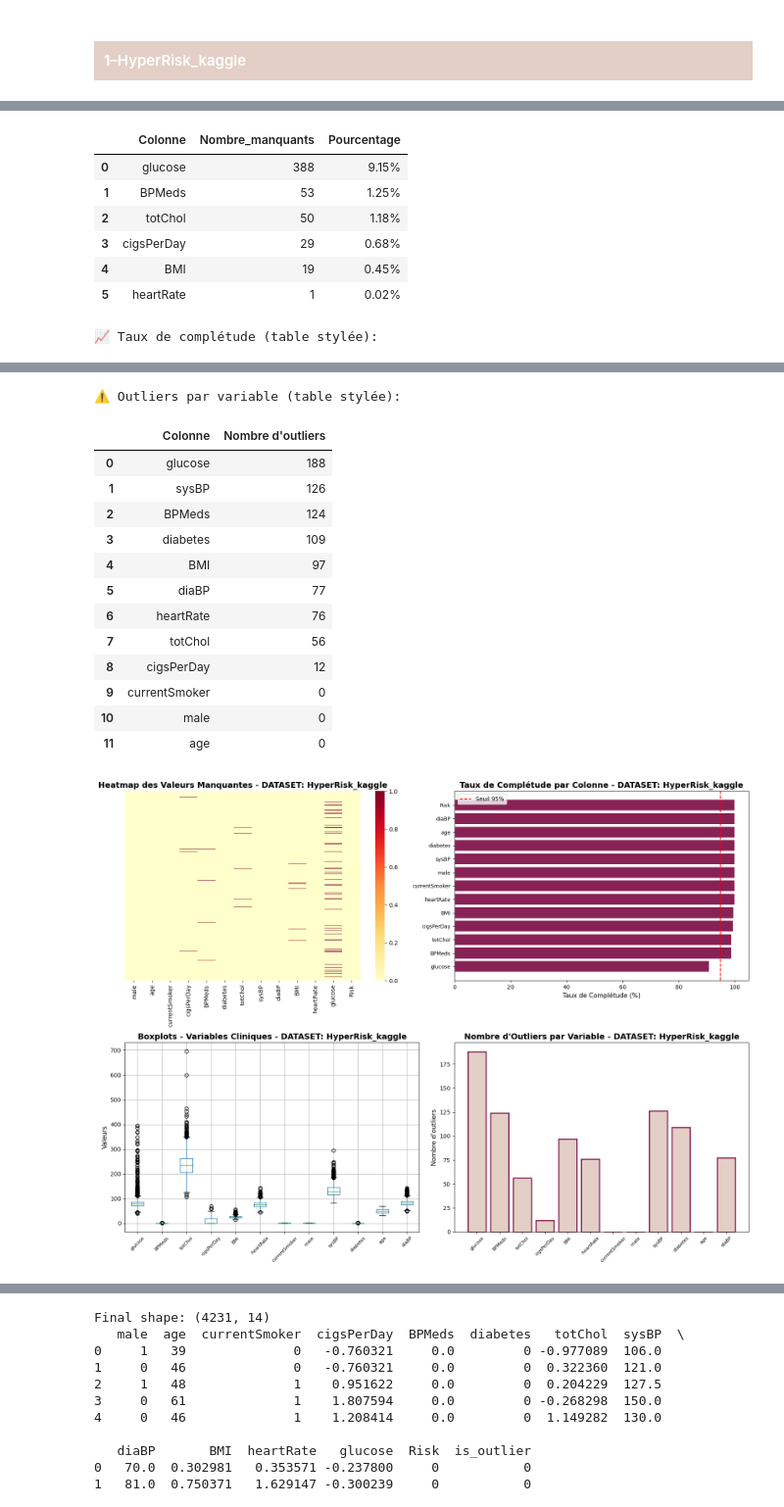
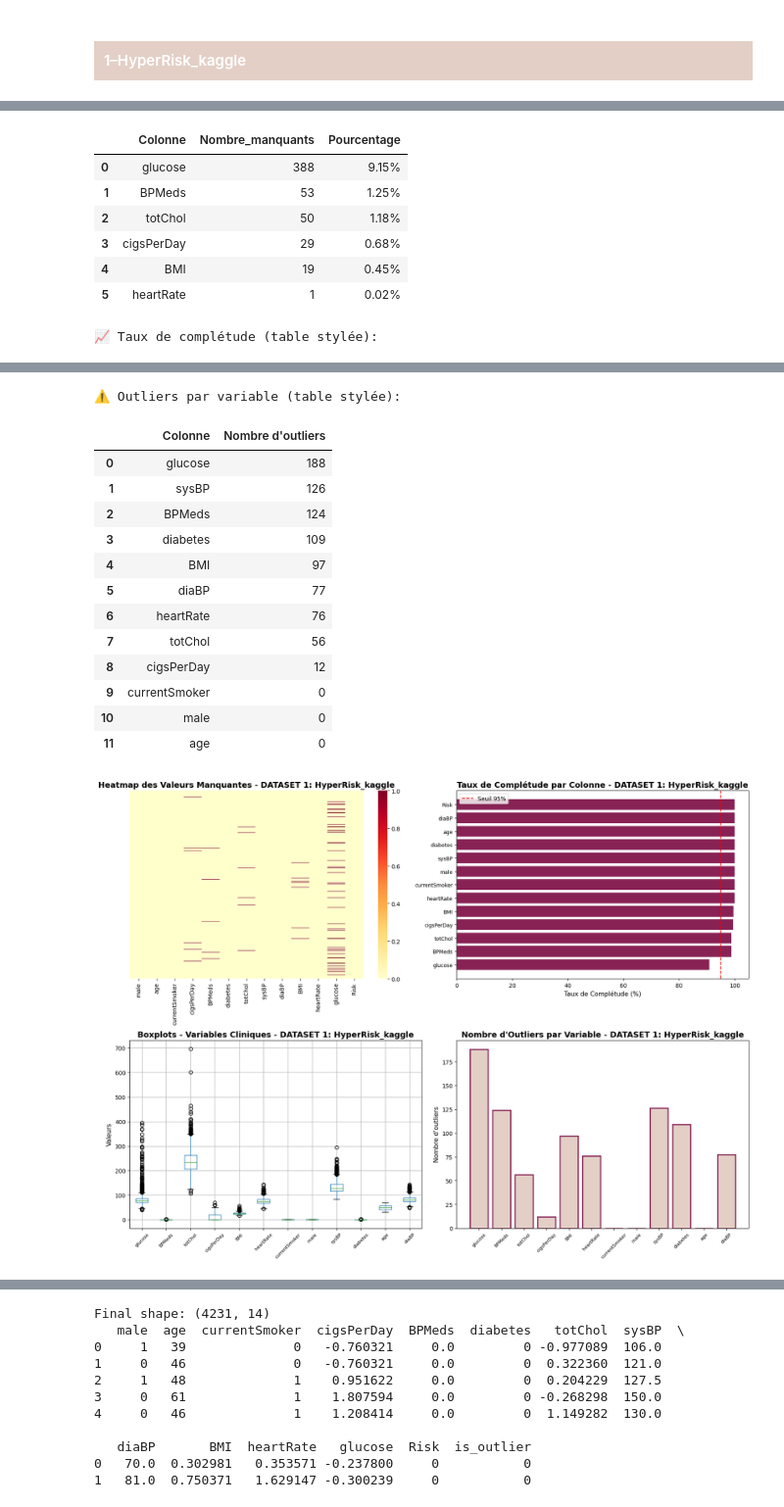
Before and after one commit to lafilledepondy/bloodDataAnalysis, a Jupyter notebook: Aftisse.Ravendirane.2.ipynb, the cells around one changed output, grey strips where cells are left out. Shown at 98% size. Drawn from its saved outputs; the diff is of its cells as text; code cells hidden in the pictures.

```diff
--- a/Aftisse.Ravendirane.2.ipynb
+++ b/Aftisse.Ravendirane.2.ipynb
@@ -816,7 +813,7 @@ clinical_vars = [
 analyze_dataset_quality(
     HyperRisk_kaggle,
     clinical_vars=clinical_vars,
-    dataset_name="DATASET: HyperRisk_kaggle",
+    dataset_name="DATASET 1: HyperRisk_kaggle",
     completeness_threshold=95
 )
 # %% [output]
@@ -834,32 +831,32 @@ DATASET: HyperRisk_kaggle - Analyse de Qualité
 | 5 | heartRate | 1 | 0.02% |
 📈 Taux de complétude (table stylée):
 |  | Colonne | Taux (%) |
 | 0 | glucose | 90.85% |
 | 1 | BPMeds | 98.75% |
 | 2 | totChol | 98.82% |
 | 3 | cigsPerDay | 99.32% |
 | 4 | BMI | 99.55% |
 | 5 | heartRate | 99.98% |
 | 6 | currentSmoker | 100.00% |
 | 7 | male | 100.00% |
 | 8 | sysBP | 100.00% |
 | 9 | diabetes | 100.00% |
 | 10 | age | 100.00% |
 | 11 | diaBP | 100.00% |
 | 12 | Risk | 100.00% |
 ⚠️ Outliers par variable (table stylée):
 |  | Colonne | Nombre d'outliers |
 | 0 | glucose | 188 |
 | 1 | sysBP | 126 |
 | 2 | BPMeds | 124 |
 | 3 | diabetes | 109 |
 | 4 | BMI | 97 |
 | 5 | diaBP | 77 |
 | 6 | heartRate | 76 |
 | 7 | totChol | 56 |
 | 8 | cigsPerDay | 12 |
 | 9 | currentSmoker | 0 |
 | 10 | male | 0 |
 | 11 | age | 0 |
-[figure, old version]
+[figure, new version]
 # %% [markdown]
```
Also changed, not shown: parts of 17 cells of this notebook, 1 other file.
